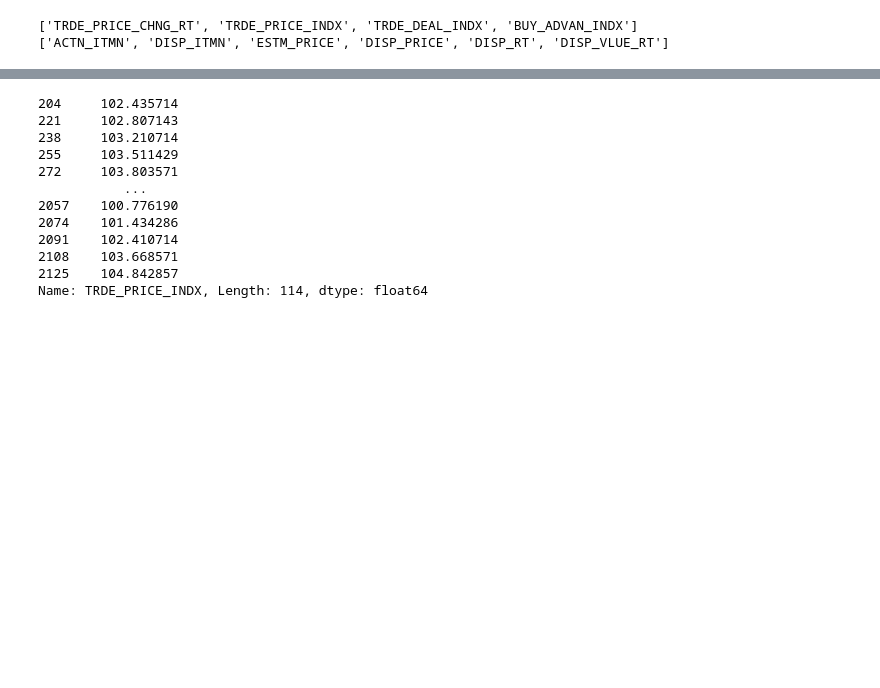
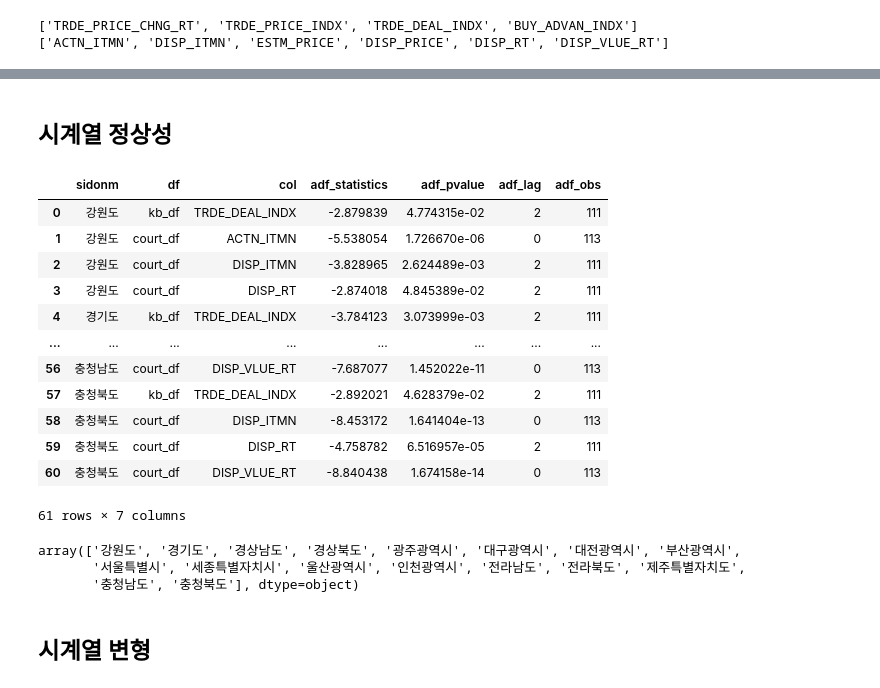
Before and after one commit to seunghunii/crawler_project, a Jupyter notebook: analysis/kbland_court_correlation_grander.ipynb, the cells around one changed output, grey strips where cells are left out. Cells and saved outputs as stored; diff of their text form; code cells hidden in the pictures; blank space fills up the shorter version.

```diff
--- a/analysis/kbland_court_correlation_grander.ipynb
+++ b/analysis/kbland_court_correlation_grander.ipynb
@@ -85,15 +110,64 @@ for rr in regions:
-# %%
-kb_df_tmp['TRDE_PRICE_INDX']
-# %% [output]
-204     102.435714
-221     102.807143
-238     103.210714
-255     103.511429
-272     103.803571
-           ...
-2057    100.776190
-2074    101.434286
-2091    102.410714
-2108    103.668571
-2125    104.842857
-Name: TRDE_PRICE_INDX, Length: 114, dtype: float64
+# %%
+result_list = []
+for rr in regions:
+    kb_df_tmp = kb_df[kb_df['SIDONM']==rr]
+    court_df_tmp = court_df[court_df['SIDONM']==rr]
+
+    for c1 in kb_cols:
+        adf_result = adfuller(kb_df_tmp[c1])
+        if adf_result[1] < 0.05:
+            tmp_df = pd.DataFrame({
+                'sidonm':rr,
+                'df':'kb_df',
+                'col':c1,
+                'adf_statistics':adf_result[0],
+                'adf_pvalue':adf_result[1],
+                'adf_lag':adf_result[2],
+                'adf_obs':adf_result[3]
+            },index=[0])
+            result_list.append(tmp_df)
+        else:
+            pass
+
+    for c2 in court_cols:
+        adf_result = adfuller(court_df_tmp[c2])
+        if adf_result[1] < 0.05:
+            tmp_df = pd.DataFrame({
+                'sidonm':rr,
+                'df':'court_df',
+                'col':c2,
+                'adf_statistics':adf_result[0],
+                'adf_pvalue':adf_result[1],
+                'adf_lag':adf_result[2],
+                'adf_obs':adf_result[3]
+            },index=[0])
+            result_list.append(tmp_df)
+        else:
+            pass
+# %% [markdown]
+## 시계열 정상성
+# %%
+granger_candidate = pd.concat(result_list).reset_index(drop=True)
+granger_candidate
+# %% [output]
+|  | sidonm | df | col | adf_statistics | adf_pvalue | adf_lag | adf_obs |
+| 0 | 강원도 | kb_df | TRDE_DEAL_INDX | -2.879839 | 4.774315e-02 | 2 | 111 |
+| 1 | 강원도 | court_df | ACTN_ITMN | -5.538054 | 1.726670e-06 | 0 | 113 |
+| 2 | 강원도 | court_df | DISP_ITMN | -3.828965 | 2.624489e-03 | 2 | 111 |
+| 3 | 강원도 | court_df | DISP_RT | -2.874018 | 4.845389e-02 | 2 | 111 |
+| 4 | 경기도 | kb_df | TRDE_DEAL_INDX | -3.784123 | 3.073999e-03 | 2 | 111 |
+| ... | ... | ... | ... | ... | ... | ... | ... |
+| 56 | 충청남도 | court_df | DISP_VLUE_RT | -7.687077 | 1.452022e-11 | 0 | 113 |
+| 57 | 충청북도 | kb_df | TRDE_DEAL_INDX | -2.892021 | 4.628379e-02 | 2 | 111 |
+| 58 | 충청북도 | court_df | DISP_ITMN | -8.453172 | 1.641404e-13 | 0 | 113 |
+| 59 | 충청북도 | court_df | DISP_RT | -4.758782 | 6.516957e-05 | 2 | 111 |
+| 60 | 충청북도 | court_df | DISP_VLUE_RT | -8.840438 | 1.674158e-14 | 0 | 113 |
+61 rows × 7 columns
+# %%
+granger_candidate['sidonm'].unique()
+# %% [output]
+array(['강원도', '경기도', '경상남도', '경상북도', '광주광역시', '대구광역시', '대전광역시', '부산광역시',
+       '서울특별시', '세종특별자치시', '울산광역시', '인천광역시', '전라남도', '전라북도', '제주특별자치도',
+       '충청남도', '충청북도'], dtype=object)
+# %% [markdown]
+## 시계열 변형
```
Also changed, not shown: parts of 90 cells of this notebook, 1 other file.
